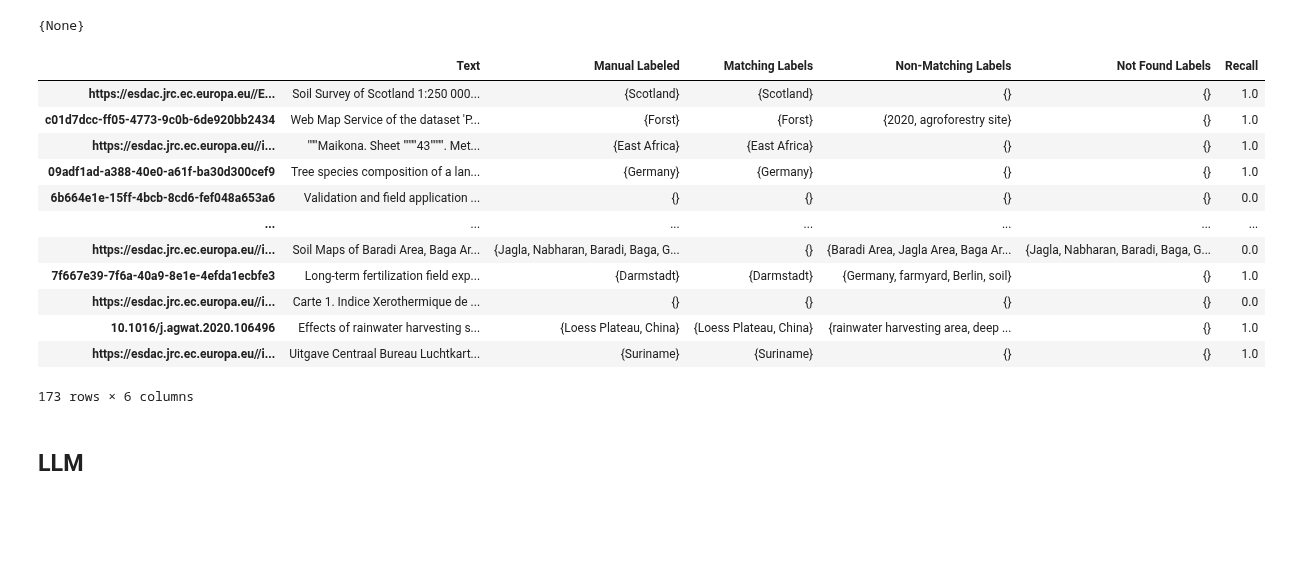
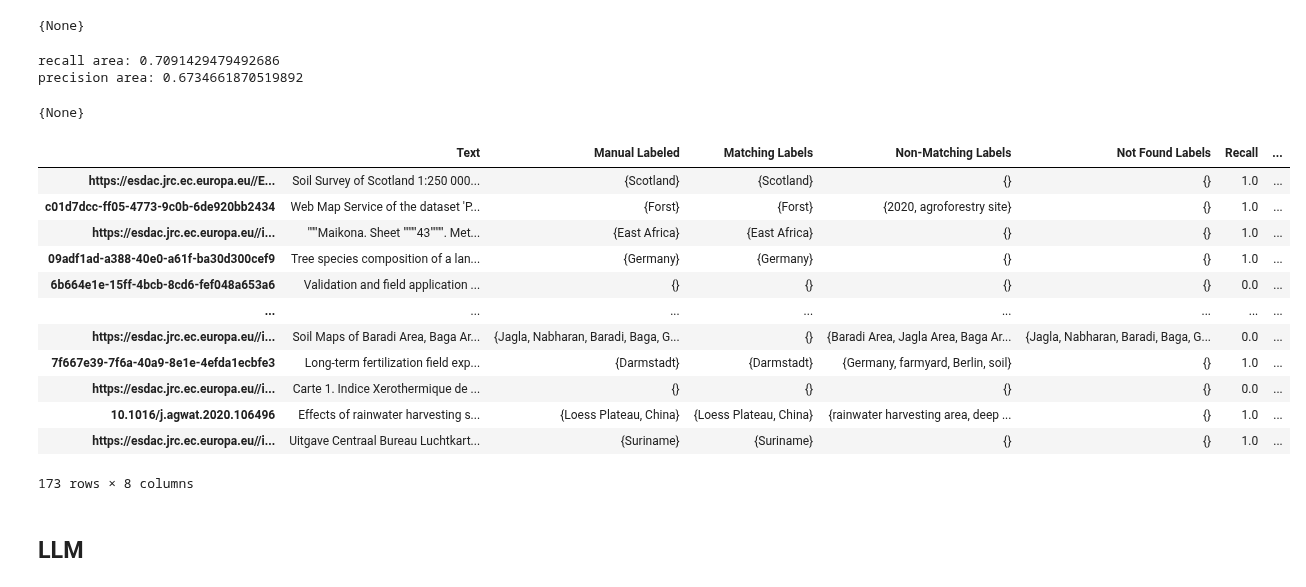
Before and after one commit to soilwise-he/metadata-augmentation, a Jupyter notebook: NER augmentation/Sandbox_Arena.ipynb, the cells around one changed output. Cells and saved outputs as stored; diff of their text form; code cells hidden in the pictures; blank space fills up the shorter version.

```diff
--- a/NER augmentation/Sandbox_Arena.ipynb
+++ b/NER augmentation/Sandbox_Arena.ipynb
@@ -173,29 +249,39 @@ Asking to truncate to max_length but no maximum length is provided and the model
  'https://esdac.jrc.ec.europa.eu//images/Eudasm/Africa/images/maps/download/afr_kekili1.jpg': set()}
 # %%
 eval_GliNER = eval_test(labeled_dataset,GliNER_results,return_table=True)
-Global_eval['GliNER']=eval_GliNER
 {print(f"{k}: {v}") for k, v in eval_GliNER.items() if k != 'evaluation table'}
 # %% [output]
 precision: 0.42118863049095606
 recall: 0.6245210727969349
 f1 score: 0.5030864197530863
 {None}
-# %%
-eval_GliNER['evaluation table']
-# %% [output]
-|  | Text | Manual Labeled | Matching Labels | Non-Matching Labels | Not Found Labels | Recall |
-| https://esdac.jrc.ec.europa.eu//E... | Soil Survey of Scotland 1:250 000... | {Scotland} | {Scotland} | {} | {} | 1.0 |
-| c01d7dcc-ff05-4773-9c0b-6de920bb2434 | Web Map Service of the dataset 'P... | {Forst} | {Forst} | {2020, agroforestry site} | {} | 1.0 |
-| https://esdac.jrc.ec.europa.eu//i... | """Maikona. Sheet """"43"""". Met... | {East Africa} | {East Africa} | {} | {} | 1.0 |
-| 09adf1ad-a388-40e0-a61f-ba30d300cef9 | Tree species composition of a lan... | {Germany} | {Germany} | {} | {} | 1.0 |
-| 6b664e1e-15ff-4bcb-8cd6-fef048a653a6 | Validation and field application ... | {} | {} | {} | {} | 0.0 |
-| ... | ... | ... | ... | ... | ... | ... |
-| https://esdac.jrc.ec.europa.eu//i... | Soil Maps of Baradi Area, Baga Ar... | {Jagla, Nabharan, Baradi, Baga, G... | {} | {Baradi Area, Jagla Area, Baga Ar... | {Jagla, Nabharan, Baradi, Baga, G... | 0.0 |
-| 7f667e39-7f6a-40a9-8e1e-4efda1ecbfe3 | Long-term fertilization field exp... | {Darmstadt} | {Darmstadt} | {Germany, farmyard, Berlin, soil} | {} | 1.0 |
-| https://esdac.jrc.ec.europa.eu//i... | Carte 1. Indice Xerothermique de ... | {} | {} | {} | {} | 0.0 |
-| 10.1016/j.agwat.2020.106496 | Effects of rainwater harvesting s... | {Loess Plateau, China} | {Loess Plateau, China} | {rainwater harvesting area, deep ... | {} | 1.0 |
-| https://esdac.jrc.ec.europa.eu//i... | Uitgave Centraal Bureau Luchtkart... | {Suriname} | {Suriname} | {} | {} | 1.0 |
-173 rows × 6 columns
+# %%
+eval_GliNER_geo = eval_test_geo_polygone(labeled_dataset,GliNER_results,return_table=True)
+{print(f"{k}: {v}") for k, v in eval_GliNER_geo.items() if k != 'evaluation table'}
+# %% [output]
+recall area: 0.7091429479492686
+precision area: 0.6734661870519892
+{None}
+# %%
+merged_dict = {**eval_GliNER, **eval_GliNER_geo}
+merged_evaluation_table = pd.concat([eval_GliNER['evaluation table'], eval_GliNER_geo['evaluation table']], axis=1)
+merged_dict['evaluation table'] = merged_evaluation_table
+Global_eval['GliNER']=merged_dict
+Global_eval['GliNER']['evaluation table']
+# %% [output]
+|  | Text | Manual Labeled | Matching Labels | Non-Matching Labels | Not Found Labels | Recall | ... |
+| https://esdac.jrc.ec.europa.eu//E... | Soil Survey of Scotland 1:250 000... | {Scotland} | {Scotland} | {} | {} | 1.0 | ... |
+| c01d7dcc-ff05-4773-9c0b-6de920bb2434 | Web Map Service of the dataset 'P... | {Forst} | {Forst} | {2020, agroforestry site} | {} | 1.0 | ... |
+| https://esdac.jrc.ec.europa.eu//i... | """Maikona. Sheet """"43"""". Met... | {East Africa} | {East Africa} | {} | {} | 1.0 | ... |
+| 09adf1ad-a388-40e0-a61f-ba30d300cef9 | Tree species composition of a lan... | {Germany} | {Germany} | {} | {} | 1.0 | ... |
+| 6b664e1e-15ff-4bcb-8cd6-fef048a653a6 | Validation and field application ... | {} | {} | {} | {} | 0.0 | ... |
+| ... | ... | ... | ... | ... | ... | ... | ... |
+| https://esdac.jrc.ec.europa.eu//i... | Soil Maps of Baradi Area, Baga Ar... | {Jagla, Nabharan, Baradi, Baga, G... | {} | {Baradi Area, Jagla Area, Baga Ar... | {Jagla, Nabharan, Baradi, Baga, G... | 0.0 | ... |
+| 7f667e39-7f6a-40a9-8e1e-4efda1ecbfe3 | Long-term fertilization field exp... | {Darmstadt} | {Darmstadt} | {Germany, farmyard, Berlin, soil} | {} | 1.0 | ... |
+| https://esdac.jrc.ec.europa.eu//i... | Carte 1. Indice Xerothermique de ... | {} | {} | {} | {} | 0.0 | ... |
+| 10.1016/j.agwat.2020.106496 | Effects of rainwater harvesting s... | {Loess Plateau, China} | {Loess Plateau, China} | {rainwater harvesting area, deep ... | {} | 1.0 | ... |
+| https://esdac.jrc.ec.europa.eu//i... | Uitgave Centraal Bureau Luchtkart... | {Suriname} | {Suriname} | {} | {} | 1.0 | ... |
+173 rows × 8 columns
 # %% [markdown]
 ## LLM
 # %% [markdown]
```
Also changed, not shown: parts of 34 cells of this notebook, 2 other files.
